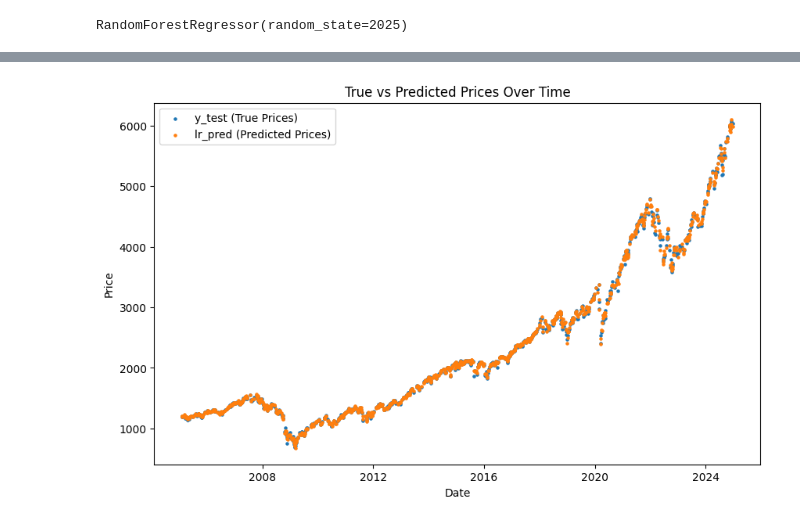
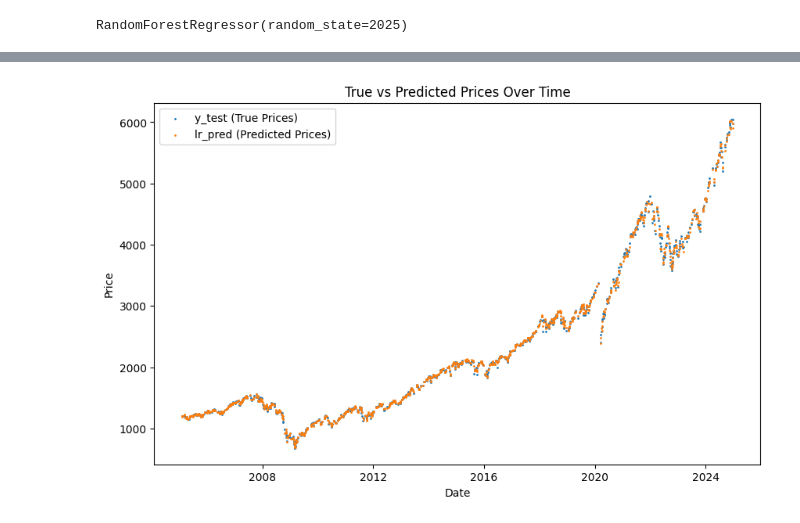
Before and after one commit to kodai1126/machinelearning, a Jupyter notebook: Machine Learning Trading.ipynb, the cells around one changed output, grey strips where cells are left out. Cells and saved outputs as stored; diff of their text form; code cells hidden in the pictures.

```diff
--- a/Machine Learning Trading.ipynb
+++ b/Machine Learning Trading.ipynb
@@ -256,26 +255,26 @@ array([3358.88671051, 1998.25123998, 4698.08627507, ..., 1195.23854856,
 # %%
 # Convert y_test to DataFrame
 y_test_df = pd.DataFrame(list(y_test.items()), columns=["Date", "y_test"])
 
 # Add predictions from lr_pred to the DataFrame
 y_test_df["lr_pred"] = lr_pred
 
 # Plot
 plt.figure(figsize=(10, 6))
-plt.scatter(y_test_df["Date"], y_test_df["y_test"], s=5, label="y_test (True Prices)")
-plt.scatter(y_test_df["Date"], y_test_df["lr_pred"], s=5, label="lr_pred (Predicted Prices)")
+plt.scatter(y_test_df["Date"], y_test_df["y_test"], s=1, label="y_test (True Prices)")
+plt.scatter(y_test_df["Date"], y_test_df["lr_pred"], s=1, label="lr_pred (Predicted Prices)")
 
 # Add labels and title
 plt.xlabel("Date")
 plt.ylabel("Price")
 plt.title("True vs Predicted Prices Over Time")
 plt.legend()
 
 
 # Display the plot
 plt.show()
 # %% [output]
-[figure, old version]
+[figure, new version]
 # %%
 # Convert y_test to DataFrame
 y_test_df = pd.DataFrame(list(y_test.items()), columns=["Date", "y_test"])
```
Also changed, not shown: parts of 15 cells of this notebook.
